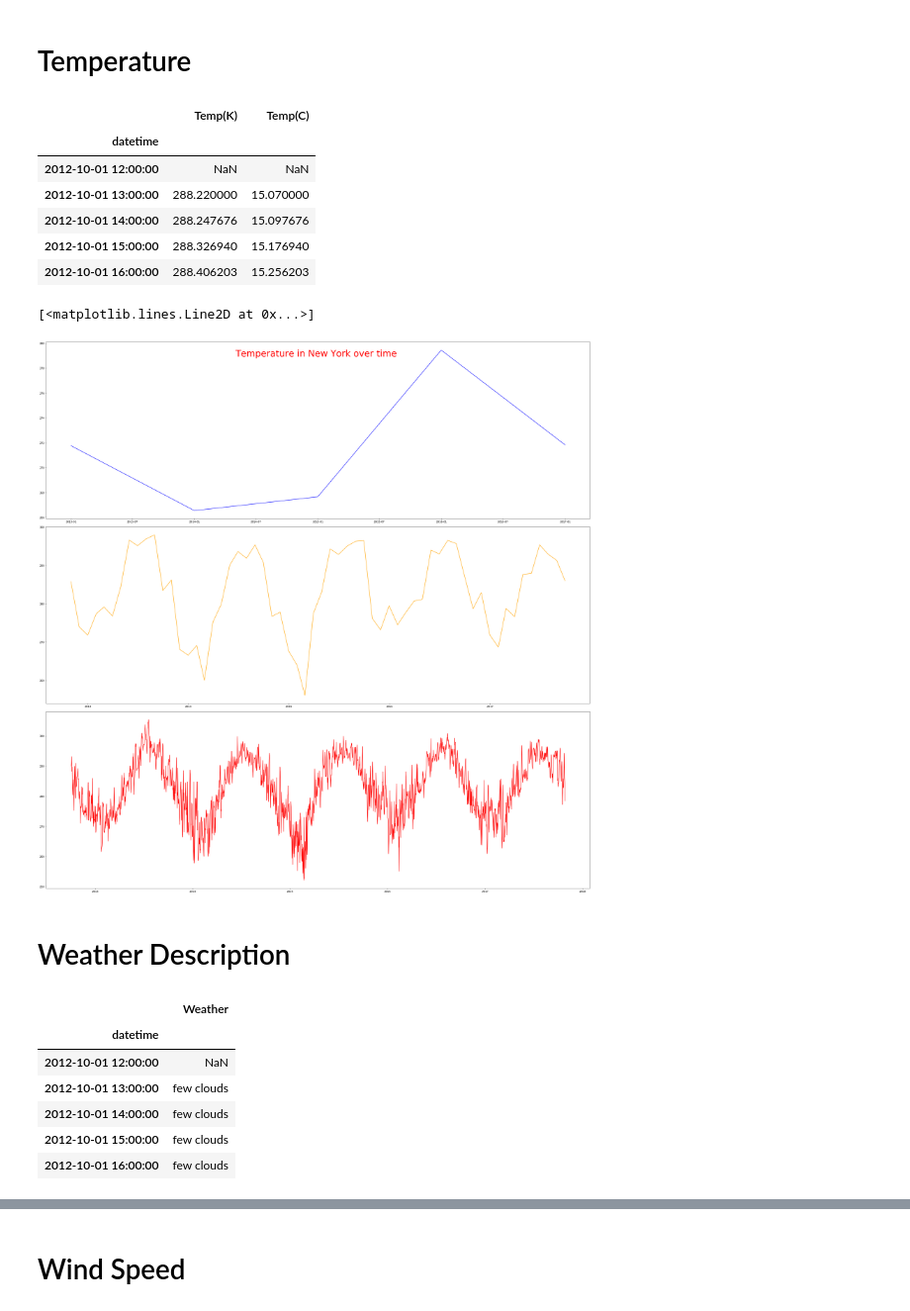
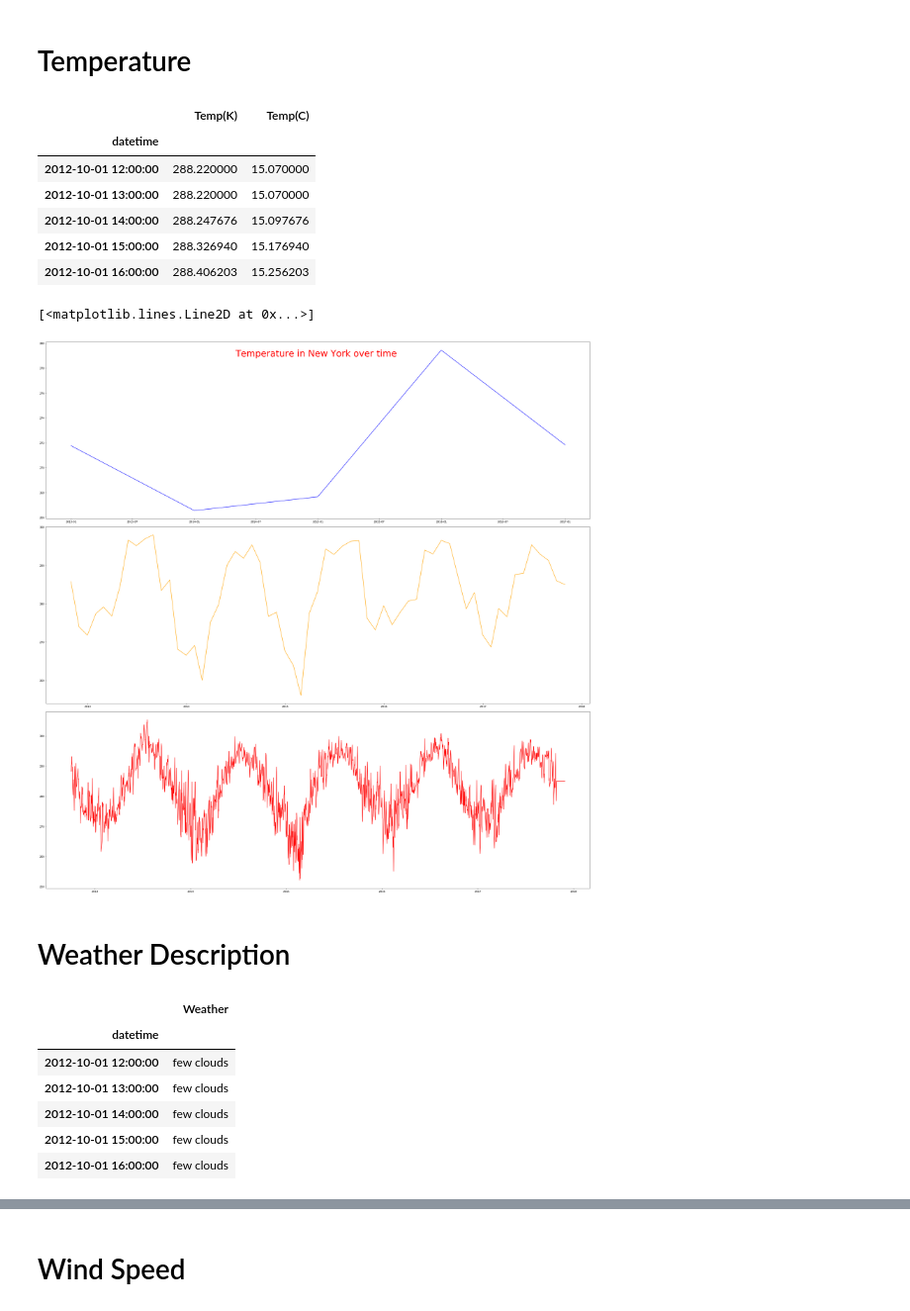
Before and after one commit to AmitChoudhary1392/Project-1_Team6, a Jupyter notebook: Raw Data/Historical weather data/Weather_Data_Starter.ipynb, the cells around one changed output, grey strips where cells are left out. Shown at 99% size. Drawn from its saved outputs; the diff is of its cells as text; code cells hidden in the pictures.

Commit message:
Added Weather Plots

```diff
--- a/Raw Data/Historical weather data/Weather_Data_Starter.ipynb
+++ b/Raw Data/Historical weather data/Weather_Data_Starter.ipynb
@@ -96,12 +116,15 @@ df_temp= pd.DataFrame(data_temp['New York']).rename(columns={'New York':'Temp(K)
 #convert temperature in Kelvin to degree Celcius
 df_temp['Temp(C)']= df_temp['Temp(K)']- 273.15
 
+df_temp = df_temp.fillna(method='ffill')
+df_temp = df_temp.fillna(method='bfill')
+
 #Show DataFrame
 df_temp.head()
 # %% [output]
 |  | Temp(K) | Temp(C) |
 | datetime |  |  |
-| 2012-10-01 12:00:00 | NaN | NaN |
+| 2012-10-01 12:00:00 | 288.220000 | 15.070000 |
 | 2012-10-01 13:00:00 | 288.220000 | 15.070000 |
 | 2012-10-01 14:00:00 | 288.247676 | 15.097676 |
 | 2012-10-01 15:00:00 | 288.326940 | 15.176940 |
@@ -109,15 +132,15 @@ df_temp.head()
 # %%
 #subplots for variation in Temperature over the years
 fig, (ax1,ax2,ax3) = plt.subplots(nrows=3, ncols=1, figsize = (30,30))
 fig.tight_layout()
 fig.suptitle('Temperature in New York over time', fontsize=35, color='red')
 
-ax1.plot(df_temp['Temp(K)'].asfreq('Y'), color='blue')
+ax1.plot(df_temp['Temp(K)'].asfreq('y'), color='blue')
 ax2.plot(df_temp['Temp(K)'].asfreq('m'), color='orange')
 ax3.plot(df_temp['Temp(K)'].asfreq('d'),color='red')
 # %% [output]
 [<matplotlib.lines.Line2D at 0x...>]
-[figure, old version]
+[figure, new version]
 # %% [markdown]
 # Weather Description
 # %%
@@ -127,12 +150,15 @@ data_weather=pd.read_csv('Data_files_used/weather_description.csv', index_col='d
 #save dataframe and rename columns
 df_weather= pd.DataFrame(data_weather['New York']).rename(columns={'New York':'Weather'})
 
+df_weather = df_weather.fillna(method='ffill')
+df_weather = df_weather.fillna(method='bfill')
+
 #Show DataFrame
 df_weather.head()
 # %% [output]
 |  | Weather |
 | datetime |  |
-| 2012-10-01 12:00:00 | NaN |
+| 2012-10-01 12:00:00 | few clouds |
 | 2012-10-01 13:00:00 | few clouds |
 | 2012-10-01 14:00:00 | few clouds |
 | 2012-10-01 15:00:00 | few clouds |
```
Also changed, not shown: parts of 15 cells of this notebook.
